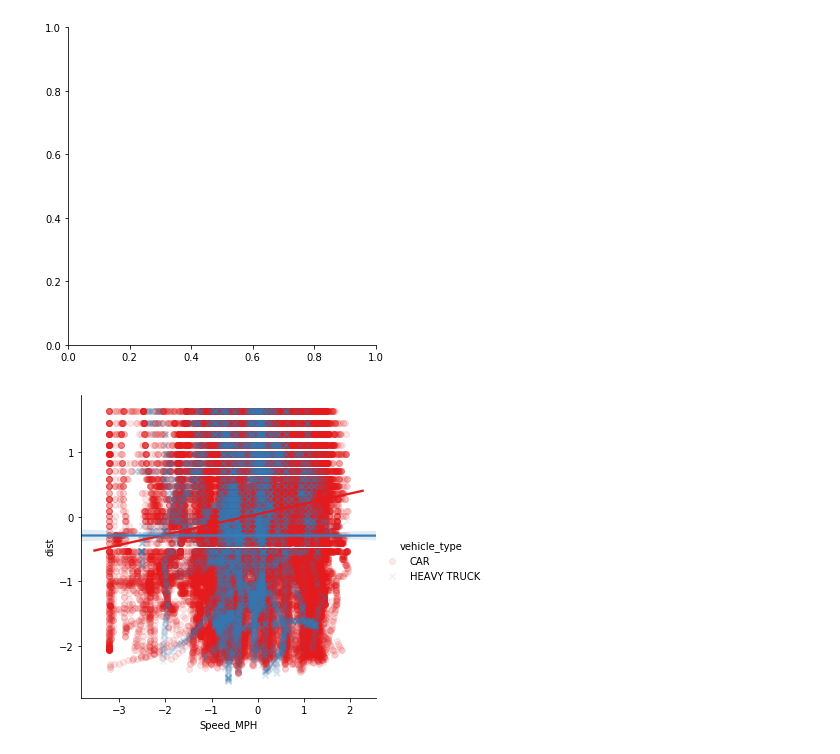
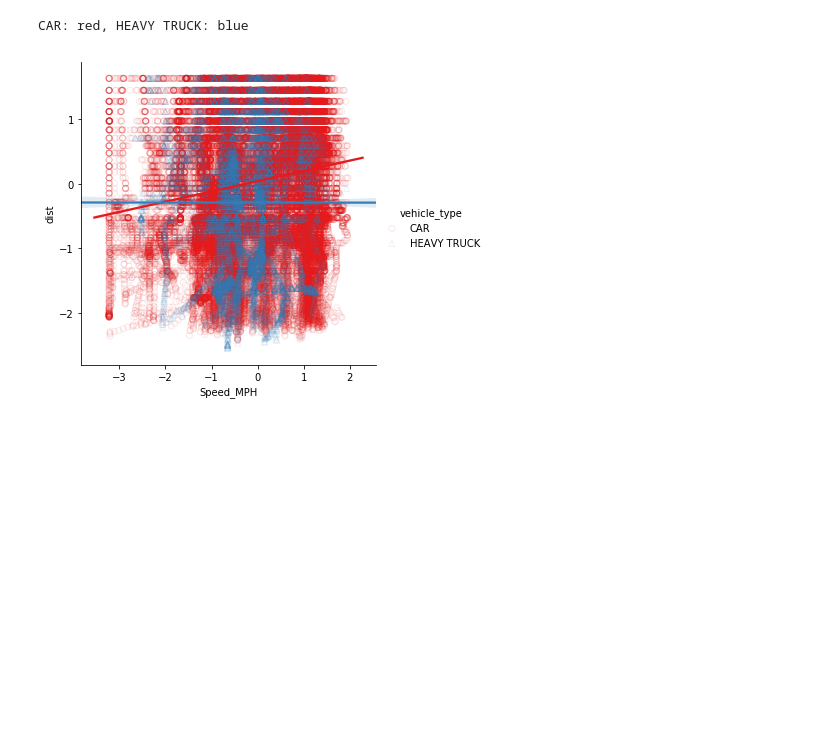
Before and after one commit to saeedarabi92/Farm-equipment-following-behaviour, a Jupyter notebook: notebooks/Mixed_effect_model.ipynb, the cells around one changed output. Saved outputs shown, nothing was run; the diff lists cells and outputs as text; code cells hidden in the pictures; blank space fills up the shorter version.

```diff
--- a/notebooks/Mixed_effect_model.ipynb
+++ b/notebooks/Mixed_effect_model.ipynb
@@ -199,7 +170,7 @@ plt.show()
 # %%
-sns.lmplot(x = "Speed_MPH", y = "dist", data = dataset, scatter_kws={'alpha':0.1},
-           hue="vehicle_type", markers=["o", "x"], palette="Set1")
-plt.show()
+sns.lmplot(x = "Speed_MPH", y = "dist", data = dataset, scatter_kws={'alpha':0.1, 'facecolors':"None"},
+           hue="vehicle_type", markers=["o", "^"], palette="Set1")
+print("CAR: red, HEAVY TRUCK: blue")
 # %% [output]
+CAR: red, HEAVY TRUCK: blue
-[figure, old version]
+[figure, new version]
-[figure, removed]
```
Also changed, not shown: parts of 16 cells of this notebook.
